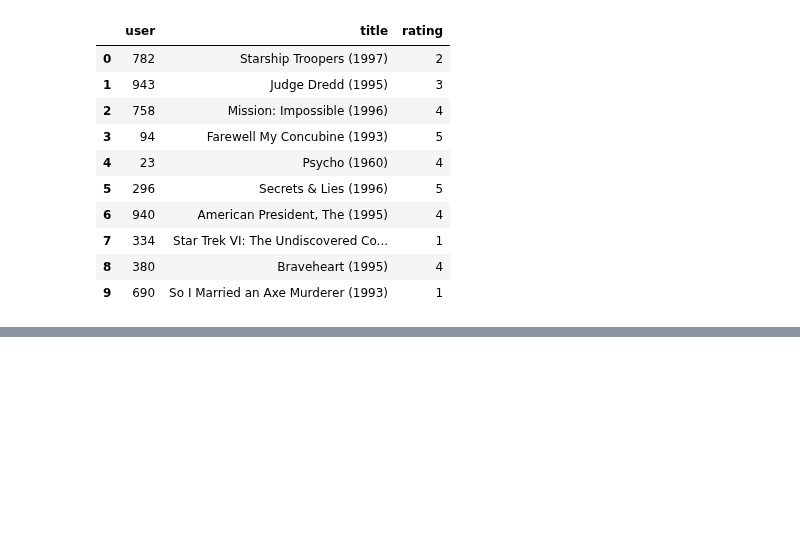
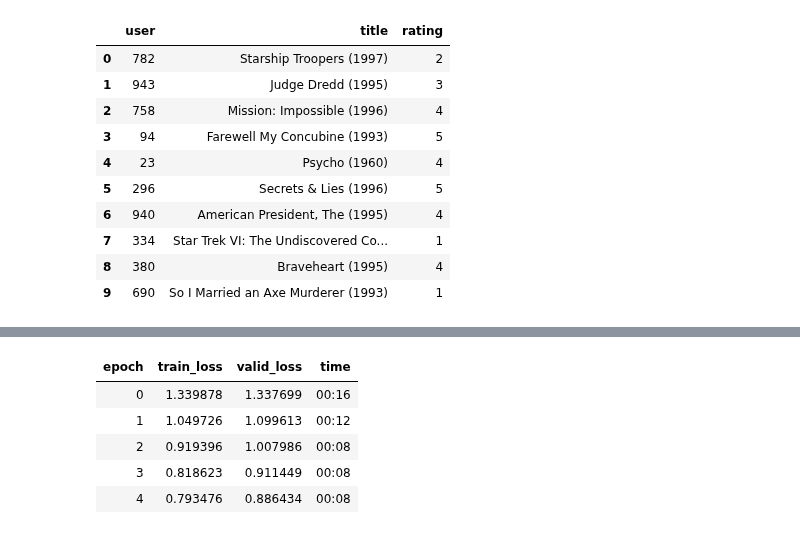
Before and after one commit to Firojpaudel/Machine-Learning-Notes, a Jupyter notebook: Practical Deep Learning For Coders/Chapter_8.ipynb, the cells around one changed output, grey strips where cells are left out. Drawn from its saved outputs; the diff is of its cells as text; code cells hidden in the pictures; blank space fills up the shorter version.

```diff
--- a/Practical Deep Learning For Coders/Chapter_8.ipynb
+++ b/Practical Deep Learning For Coders/Chapter_8.ipynb
@@ -95,0 +173,12 @@ dls.show_batch()
+# %%
+##@ Training again
+model = DotProduct(n_users, n_movies, 50)
+learn = Learner(dls, model, loss_func=MSELossFlat())
+learn.fit_one_cycle(5, 5e-3)
+# %% [output]
+| epoch | train_loss | valid_loss | time |
+| 0 | 1.339878 | 1.337699 | 00:16 |
+| 1 | 1.049726 | 1.099613 | 00:12 |
+| 2 | 0.919396 | 1.007986 | 00:08 |
+| 3 | 0.818623 | 0.911449 | 00:08 |
+| 4 | 0.793476 | 0.886434 | 00:08 |
```
Also changed, not shown: parts of 25 cells of this notebook.
